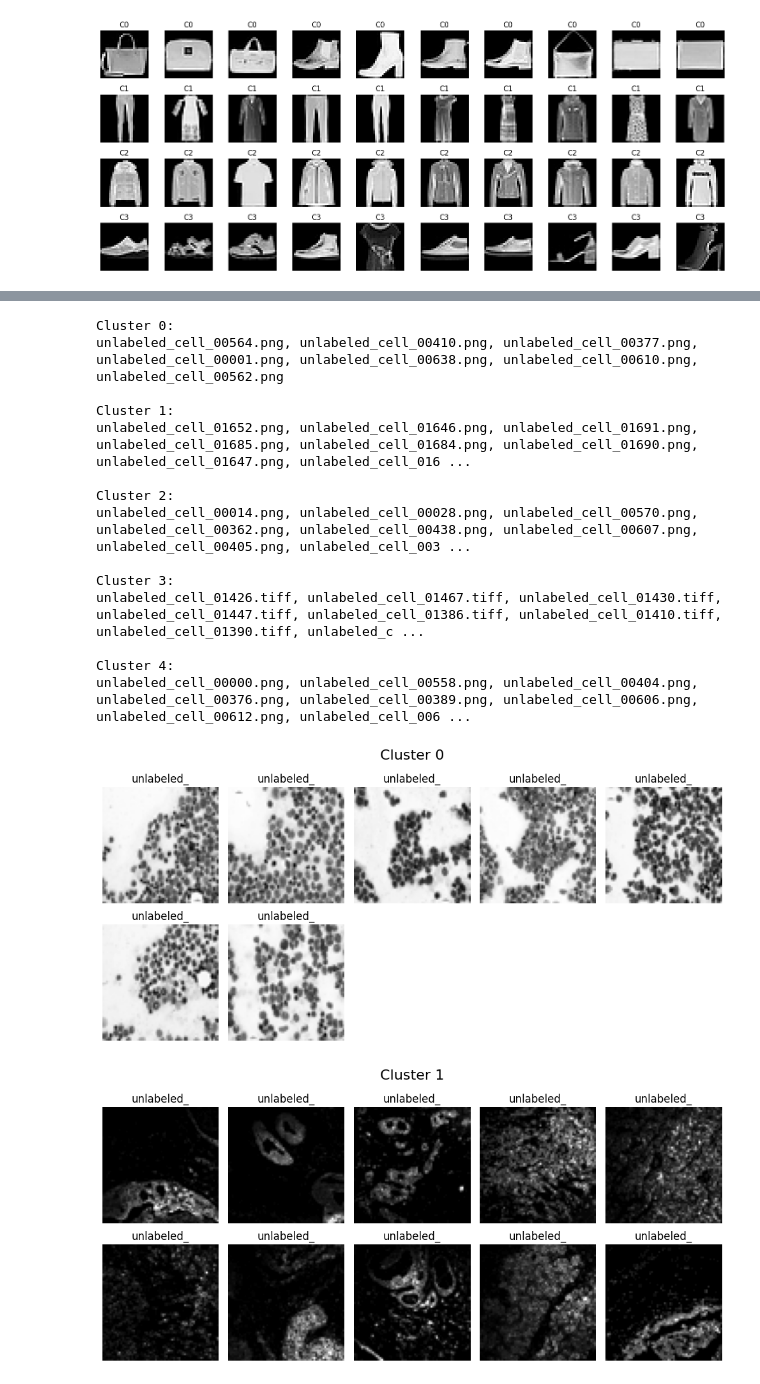
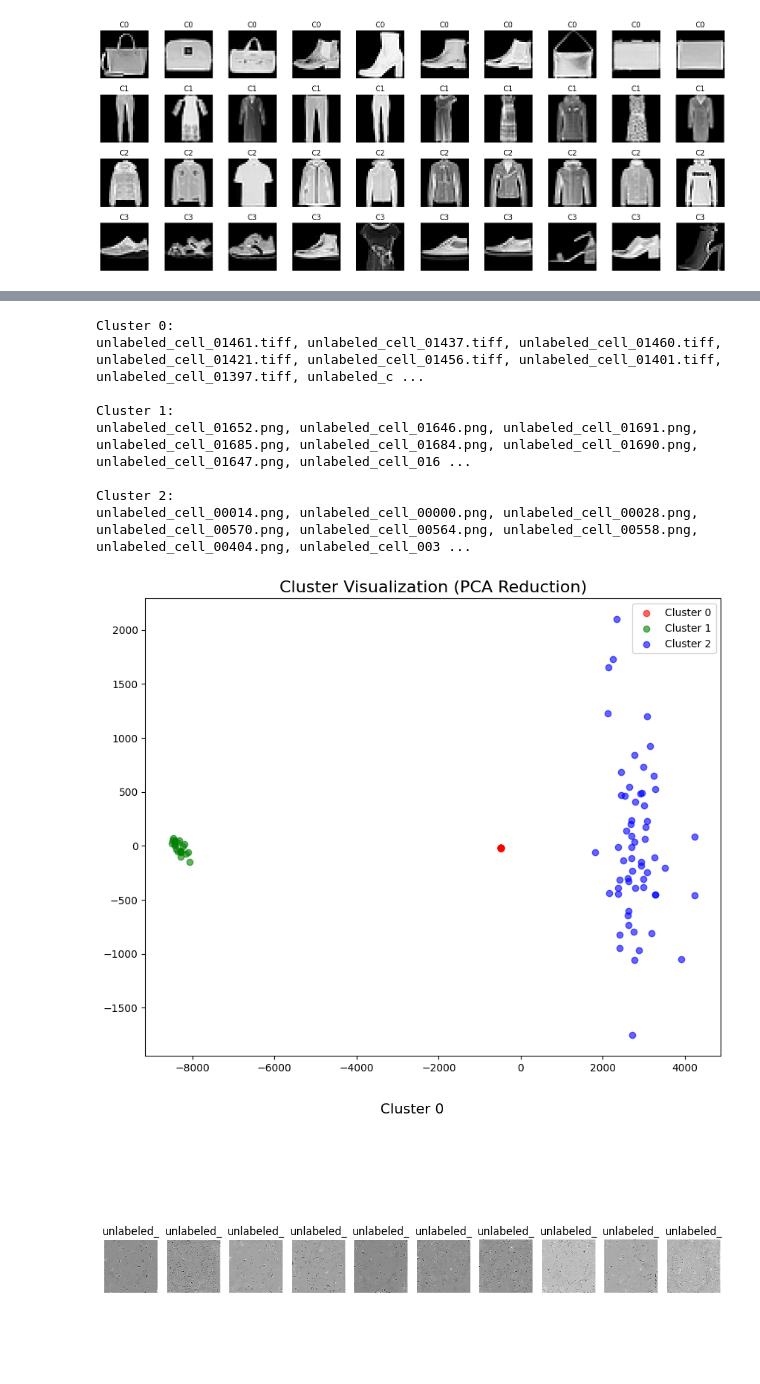
Before and after one commit to filippogrande/Clustering, a Jupyter notebook: M5-01_NN copy.ipynb, the cells around one changed output, grey strips where cells are left out. Drawn from its saved outputs; the diff is of its cells as text; code cells hidden in the pictures; blank space fills up the shorter version.

```diff
--- a/M5-01_NN copy.ipynb
+++ b/M5-01_NN copy.ipynb
@@ -737,9 +692,10 @@ from sklearn.cluster import KMeans
 import matplotlib.pyplot as plt
 
 # Configurazione
-image_folder = "release"
+image_folder = "final"  # Cartella delle immagini
 max_images = 100  # Numero massimo di immagini da analizzare
-num_clusters = 5  # Numero di cluster da trovare
+num_clusters = 3  # Numero di cluster da trovare
+min_images_per_cluster = 10  # Numero di immagini da visualizzare per ciascun cluster
 
 # Caricamento immagini
 images = []
@@ -767,46 +723,63 @@ images = np.array(images)
 kmeans = KMeans(n_clusters=num_clusters, random_state=42)
 labels = kmeans.fit_predict(images)
 
 # Visualizza i risultati
 for cluster in range(num_clusters):
     print(f"\nCluster {cluster}:")
     cluster_images = [image_files[i] for i in range(len(labels)) if labels[i] == cluster]
     print(", ".join(cluster_images))
 
-# Visualizza miniature per ogni cluster
-def plot_clusters(images, labels, image_files, num_clusters):
+# Visualizza i grafici di dispersione per i cluster
+def plot_cluster_scatter(images, labels, num_clusters):
+    # Riduci le immagini a 2D per la visualizzazione della dispersione
+    from sklearn.decomposition import PCA
+    pca = PCA(n_components=2)
+    reduced_images = pca.fit_transform(images)
+
+    plt.figure(figsize=(10, 8))
+    colors = ['r', 'g', 'b', 'y', 'c', 'm']
+
+    for cluster in range(num_clusters):
+        cluster_indices = [i for i in range(len(labels)) if labels[i] == cluster]
+        plt.scatter(reduced_images[cluster_indices, 0], reduced_images[cluster_indices, 1],
+                    label=f'Cluster {cluster}', color=colors[cluster % len(colors)], alpha=0.6)
+
+    plt.title("Cluster Visualization (PCA Reduction)", fontsize=16)
+    plt.legend()
+    plt.show()
+
+plot_cluster_scatter(images, labels, num_clusters)
+
+# Visualizza miniature per ogni cluster (limitato a min_images_per_cluster per cluster)
+def plot_clusters(images, labels, image_files, num_clusters, min_images_per_cluster):
     for cluster in range(num_clusters):
         cluster_indices = [i for i in range(len(labels)) if labels[i] == cluster]
         cluster_images = [images[i] for i in cluster_indices]
         cluster_files = [image_files[i] for i in cluster_indices]
 
         plt.figure(figsize=(10, 5))
         plt.suptitle(f"Cluster {cluster}", fontsize=16)
 
-        for j, img_array in enumerate(cluster_images[:10]):  # Mostra solo 10 immagini per cluster
-            plt.subplot(2, 5, j + 1)  # 2 righe, 5 colonne
+        # Limita a min_images_per_cluster immagini per cluster
+        for j, img_array in enumerate(cluster_images[:min_images_per_cluster]):
+            plt.subplot(1, min_images_per_cluster, j + 1)  # 1 riga, 'min_images_per_cluster' colonne
             img = img_array.reshape(64, 64)  # Ricostruisci immagine 64x64
             plt.imshow(img, cmap='gray')
             plt.axis('off')
-            plt.title(cluster_files[j][:10])  # Mostra il nome file troncato
+            plt.title(cluster_files[j][:10])  # Mostra il nome file troncato (fino ai primi 10 caratteri)
+
         plt.tight_layout()
         plt.show()
 
-plot_clusters(images, labels, image_files, num_clusters)
+plot_clusters(images, labels, image_files, num_clusters, min_images_per_cluster)
 # %% [output]
 Cluster 0:
-unlabeled_cell_00564.png, unlabeled_cell_00410.png, unlabeled_cell_00377.png, unlabeled_cell_00001.png, unlabeled_cell_00638.png, unlabeled_cell_00610.png, unlabeled_cell_00562.png
+unlabeled_cell_01461.tiff, unlabeled_cell_01437.tiff, unlabeled_cell_01460.tiff, unlabeled_cell_01421.tiff, unlabeled_cell_01456.tiff, unlabeled_cell_01401.tiff, unlabeled_cell_01397.tiff, unlabeled_c ...
 
 Cluster 1:
 unlabeled_cell_01652.png, unlabeled_cell_01646.png, unlabeled_cell_01691.png, unlabeled_cell_01685.png, unlabeled_cell_01684.png, unlabeled_cell_01690.png, unlabeled_cell_01647.png, unlabeled_cell_016 ...
 
 Cluster 2:
-unlabeled_cell_00014.png, unlabeled_cell_00028.png, unlabeled_cell_00570.png, unlabeled_cell_00362.png, unlabeled_cell_00438.png, unlabeled_cell_00607.png, unlabeled_cell_00405.png, unlabeled_cell_003 ...
-
-Cluster 3:
-unlabeled_cell_01426.tiff, unlabeled_cell_01467.tiff, unlabeled_cell_01430.tiff, unlabeled_cell_01447.tiff, unlabeled_cell_01386.tiff, unlabeled_cell_01410.tiff, unlabeled_cell_01390.tiff, unlabeled_c ...
-
-Cluster 4:
-unlabeled_cell_00000.png, unlabeled_cell_00558.png, unlabeled_cell_00404.png, unlabeled_cell_00376.png, unlabeled_cell_00389.png, unlabeled_cell_00606.png, unlabeled_cell_00612.png, unlabeled_cell_006 ...
+unlabeled_cell_00014.png, unlabeled_cell_00000.png, unlabeled_cell_00028.png, unlabeled_cell_00570.png, unlabeled_cell_00564.png, unlabeled_cell_00558.png, unlabeled_cell_00404.png, unlabeled_cell_003 ...
-[figure, old version]
+[figure, new version]
-[figure, old version]
+[figure, new version]
```
Also changed, not shown: parts of 3 cells of this notebook.
